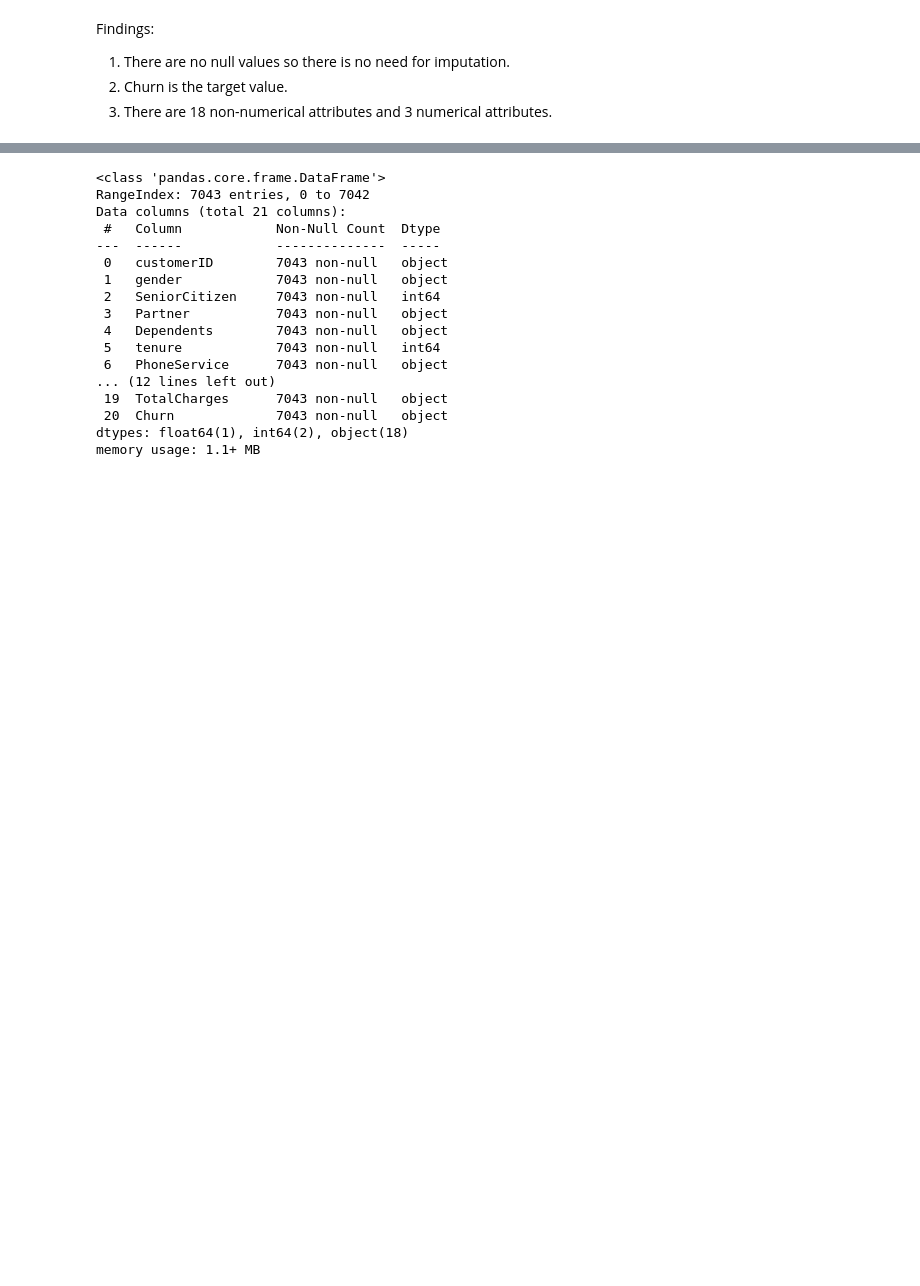
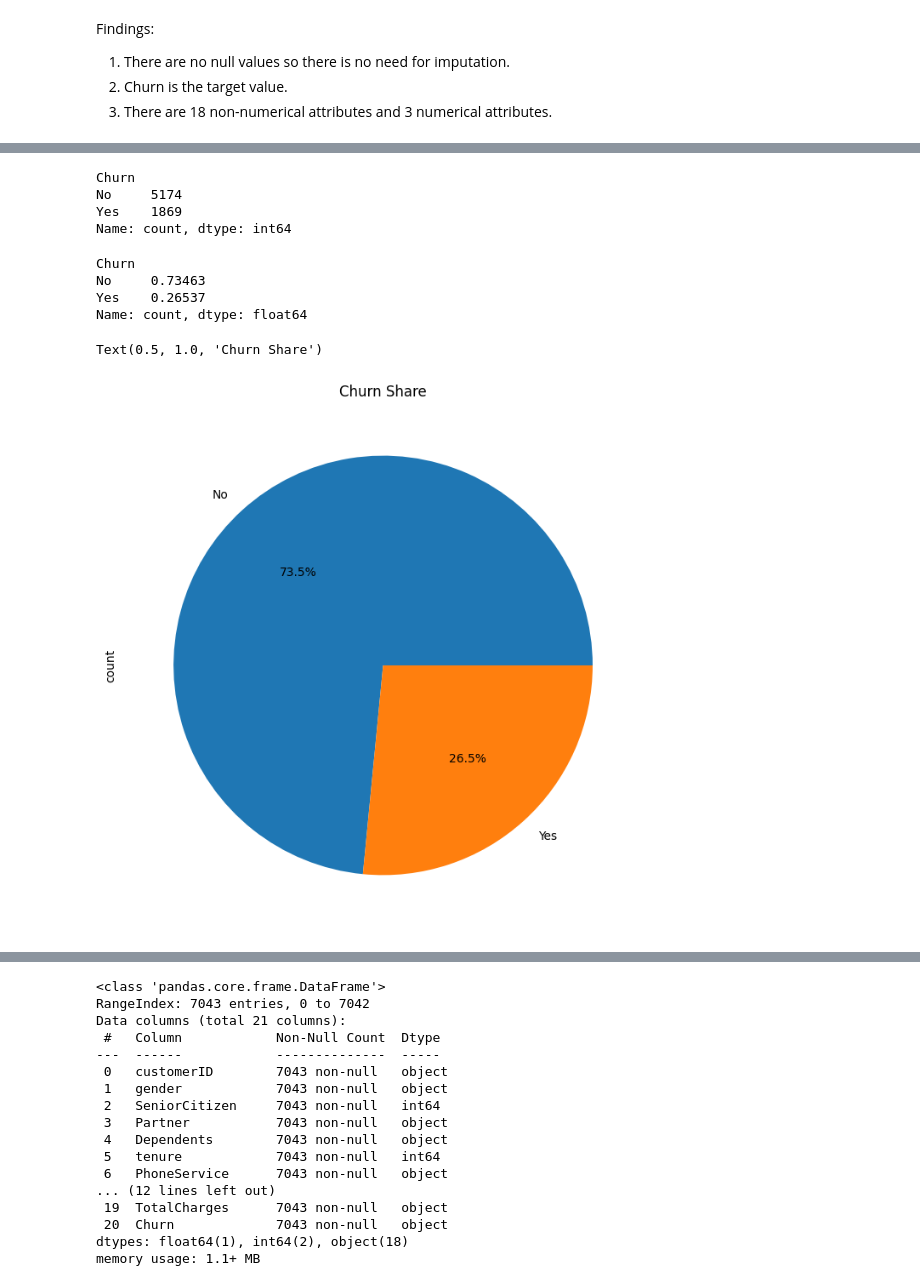
Before and after one commit to Men5ah/73812025_Churning_Customers, a Jupyter notebook: Homework.ipynb, the cells around one changed output, grey strips where cells are left out. Cells and saved outputs as stored; diff of their text form; code cells hidden in the pictures; blank space fills up the shorter version.

```diff
--- a/Homework.ipynb
+++ b/Homework.ipynb
@@ -135,0 +161,24 @@ Name: Churn, Length: 7043, dtype: object>
+# %%
+# Check how many of each unique value there are
+df['Churn'].value_counts()
+# %% [output]
+Churn
+No     5174
+Yes    1869
+Name: count, dtype: int64
+# %%
+# Check how many of each unique value there are
+df['Churn'].value_counts()/len(df)
+# %% [output]
+Churn
+No     0.73463
+Yes    0.26537
+Name: count, dtype: float64
+# %%
+ax = plt.subplots(figsize=(18,8))
+
+ax = df['Churn'].value_counts().plot.pie(autopct='%1.1f%%')
+ax.set_title("Churn Share")
+# %% [output]
+Text(0.5, 1.0, 'Churn Share')
+[figure, added]
```
Also changed, not shown: parts of 30 cells of this notebook.
